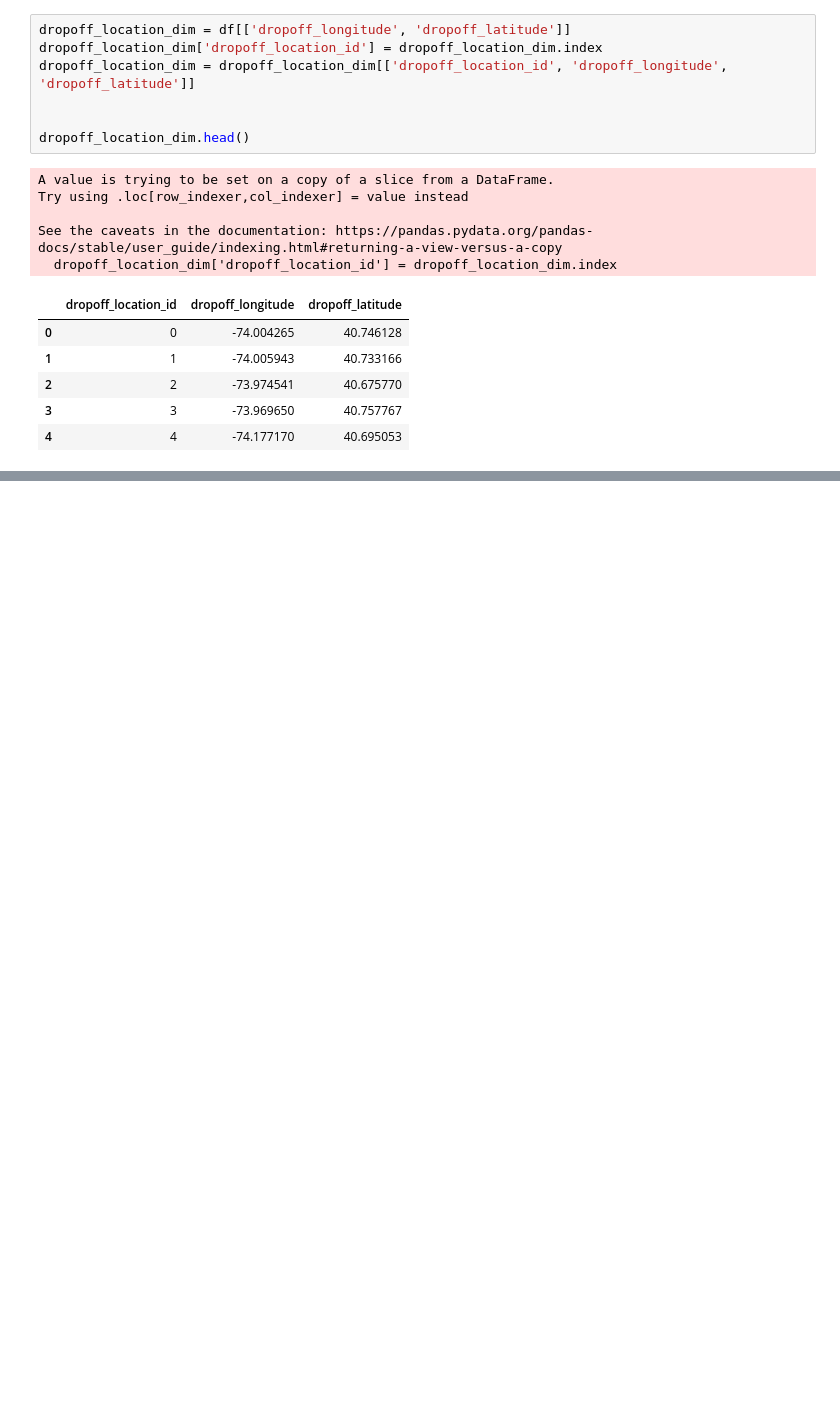
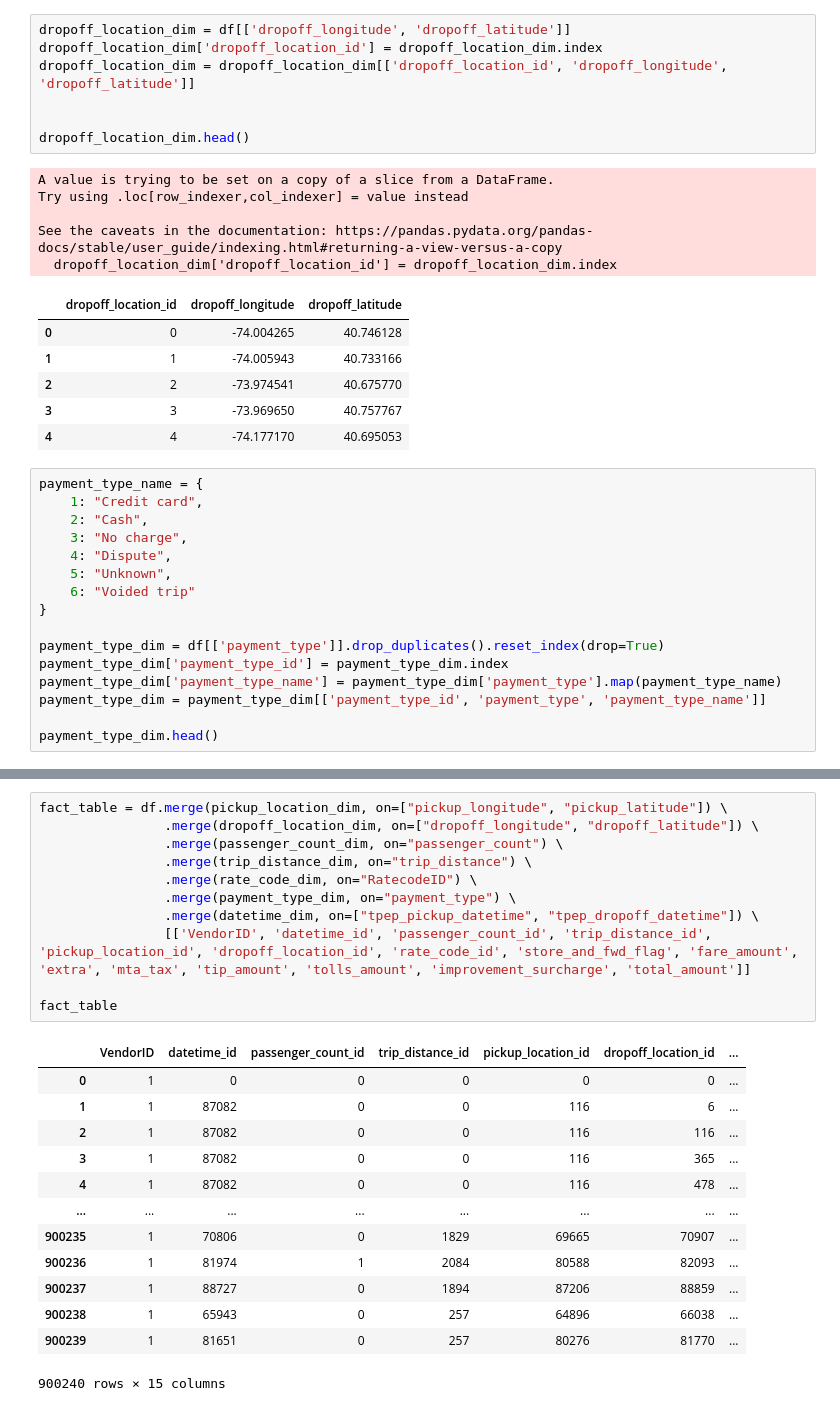
Before and after one commit to hieuminhle/uber-pipeline, a Jupyter notebook: data_pipeline.ipynb, the cells around one changed output, grey strips where cells are left out. Drawn from its saved outputs; the diff is of its cells as text; blank space fills up the shorter version.

Commit message:
create fact table and update data model

```diff
--- a/data_pipeline.ipynb
+++ b/data_pipeline.ipynb
@@ -141,3 +141,19 @@ See the caveats in the documentation: https://pandas.pydata.org/pandas-docs/stab
 | 2 | 2 | -73.974541 | 40.675770 |
 | 3 | 3 | -73.969650 | 40.757767 |
 | 4 | 4 | -74.177170 | 40.695053 |
+# %%
+payment_type_name = {
+    1: "Credit card",
+    2: "Cash",
+    3: "No charge",
+    4: "Dispute",
+    5: "Unknown",
+    6: "Voided trip"
+}
+
+payment_type_dim = df[['payment_type']].drop_duplicates().reset_index(drop=True)
+payment_type_dim['payment_type_id'] = payment_type_dim.index
+payment_type_dim['payment_type_name'] = payment_type_dim['payment_type'].map(payment_type_name)
+payment_type_dim = payment_type_dim[['payment_type_id', 'payment_type', 'payment_type_name']]
+
+payment_type_dim.head()
@@ -143,0 +166,25 @@ See the caveats in the documentation: https://pandas.pydata.org/pandas-docs/stab
+# %%
+fact_table = df.merge(pickup_location_dim, on=["pickup_longitude", "pickup_latitude"]) \
+                .merge(dropoff_location_dim, on=["dropoff_longitude", "dropoff_latitude"]) \
+                .merge(passenger_count_dim, on="passenger_count") \
+                .merge(trip_distance_dim, on="trip_distance") \
+                .merge(rate_code_dim, on="RatecodeID") \
+                .merge(payment_type_dim, on="payment_type") \
+                .merge(datetime_dim, on=["tpep_pickup_datetime", "tpep_dropoff_datetime"]) \
+                [['VendorID', 'datetime_id', 'passenger_count_id', 'trip_distance_id', 'pickup_location_id', 'dropoff_location_id', 'rate_code_id', 'store_and_fwd_flag', 'fare_amount', 'extra', 'mta_tax', 'tip_amount', 'tolls_amount', 'improvement_surcharge', 'total_amount']]
+
+fact_table
+# %% [output]
+|  | VendorID | datetime_id | passenger_count_id | trip_distance_id | pickup_location_id | dropoff_location_id | ... |
+| 0 | 1 | 0 | 0 | 0 | 0 | 0 | ... |
+| 1 | 1 | 87082 | 0 | 0 | 116 | 6 | ... |
+| 2 | 1 | 87082 | 0 | 0 | 116 | 116 | ... |
+| 3 | 1 | 87082 | 0 | 0 | 116 | 365 | ... |
+| 4 | 1 | 87082 | 0 | 0 | 116 | 478 | ... |
+| ... | ... | ... | ... | ... | ... | ... | ... |
+| 900235 | 1 | 70806 | 0 | 1829 | 69665 | 70907 | ... |
+| 900236 | 1 | 81974 | 1 | 2084 | 80588 | 82093 | ... |
+| 900237 | 1 | 88727 | 0 | 1894 | 87206 | 88859 | ... |
+| 900238 | 1 | 65943 | 0 | 257 | 64896 | 66038 | ... |
+| 900239 | 1 | 81651 | 0 | 257 | 80276 | 81770 | ... |
+900240 rows × 15 columns
```
Also changed, not shown: parts of 1 cell of this notebook, 3 other files.
